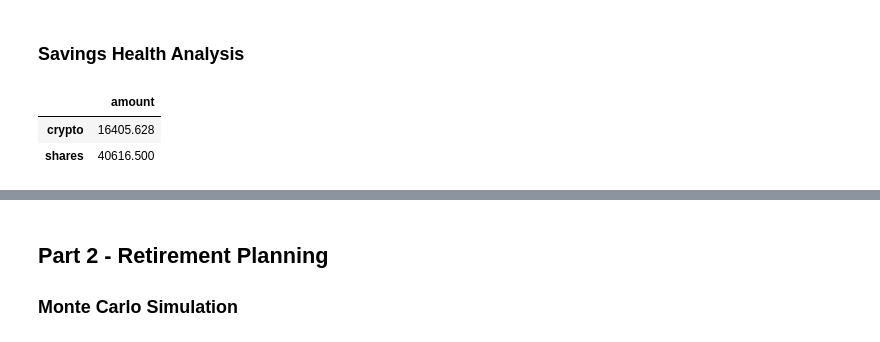
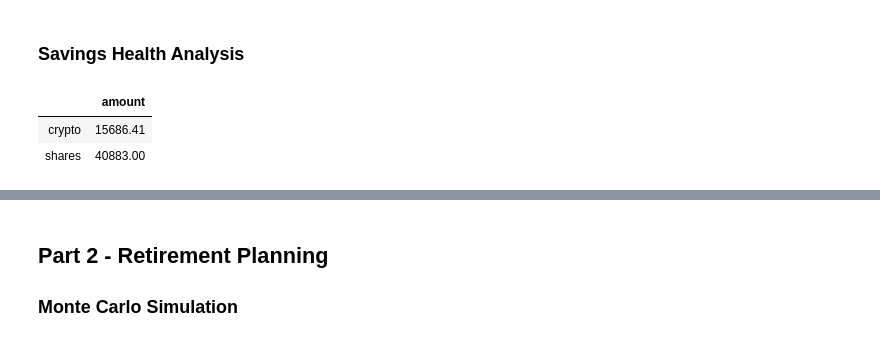
Before and after one commit to GonzaloGarciaContreras/hw-financial-planner, a Jupyter notebook: x.ipynb, the cells around one changed output, grey strips where cells are left out. Drawn from its saved outputs; the diff is of its cells as text; code cells hidden in the pictures.

```diff
--- a/x.ipynb
+++ b/x.ipynb
@@ -127,14 +127,15 @@ The current value of your 200 AGG shares is $23541.00
 ### Savings Health Analysis
 # %%
 # Set monthly household income
-# YOUR CODE HERE!
+monthly_income = 12000
 
 # Create savings DataFrame
-# YOUR CODE HERE!
+savings = {'amount': [(btc_value + eth_value), (spy_value + agg_value)]}
+df_savings = pd.DataFrame(savings, columns = ['amount'], index=['crypto','shares'])
 
 # Display savings DataFrame
 display(df_savings)
 # %% [output]
 |  | amount |
-| crypto | 16405.628 |
-| shares | 40616.500 |
+| crypto | 15686.41 |
+| shares | 40883.00 |
```
Also changed, not shown: parts of 4 cells of this notebook.
